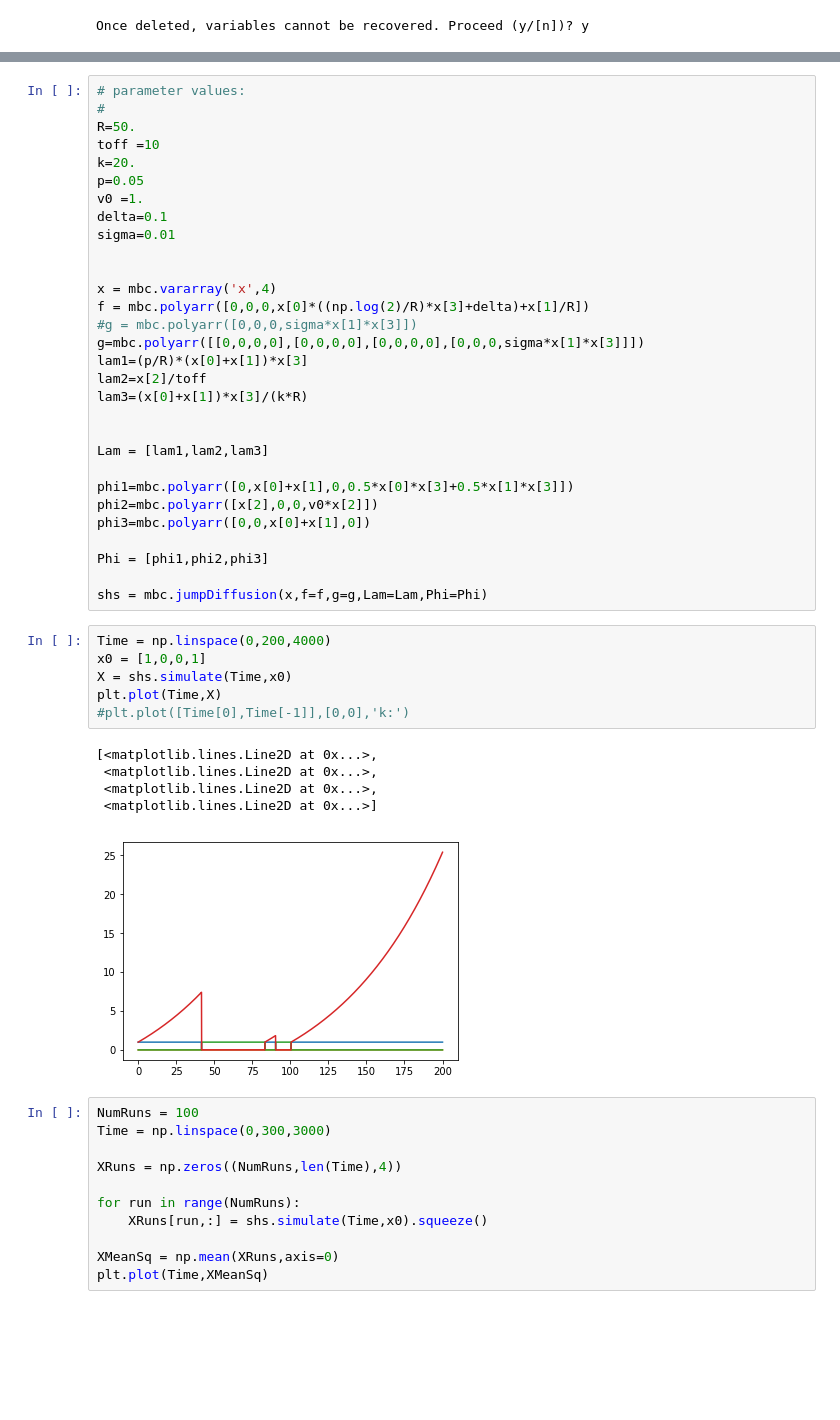
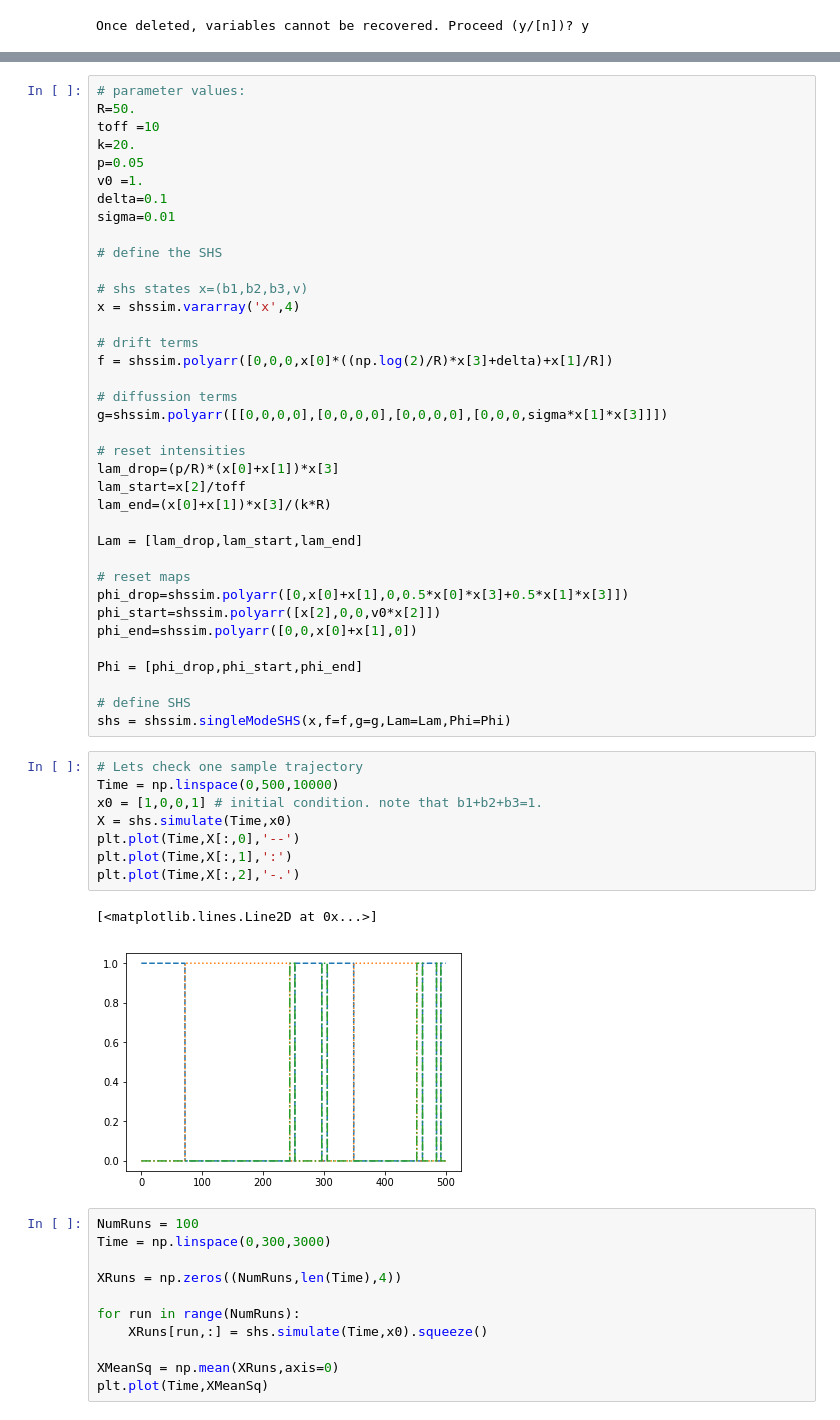
Before and after one commit to khemrajghusinga/MomentAnalysisSHS, a Jupyter notebook: simulationSHSrecast/SHSAutomatica.ipynb, the cells around one changed output, grey strips where cells are left out. Drawn from its saved outputs; the diff is of its cells as text; blank space fills up the shorter version.

```diff
--- a/simulationSHSrecast/SHSAutomatica.ipynb
+++ b/simulationSHSrecast/SHSAutomatica.ipynb
@@ -9,7 +9,6 @@ import matplotlib.pyplot as plt
 %matplotlib inline
 # %%
 # parameter values:
-#
 R=50.
 toff =10
 k=20.
@@ -18,37 +17,44 @@ v0 =1.
 delta=0.1
 sigma=0.01
 
+# define the SHS
 
-x = mbc.vararray('x',4)
-f = mbc.polyarr([0,0,0,x[0]*((np.log(2)/R)*x[3]+delta)+x[1]/R])
-#g = mbc.polyarr([0,0,0,sigma*x[1]*x[3]])
-g=mbc.polyarr([[0,0,0,0],[0,0,0,0],[0,0,0,0],[0,0,0,sigma*x[1]*x[3]]])
-lam1=(p/R)*(x[0]+x[1])*x[3]
-lam2=x[2]/toff
-lam3=(x[0]+x[1])*x[3]/(k*R)
+# shs states x=(b1,b2,b3,v)
+x = shssim.vararray('x',4)
 
+# drift terms
+f = shssim.polyarr([0,0,0,x[0]*((np.log(2)/R)*x[3]+delta)+x[1]/R])
 
-Lam = [lam1,lam2,lam3]
+# diffussion terms
+g=shssim.polyarr([[0,0,0,0],[0,0,0,0],[0,0,0,0],[0,0,0,sigma*x[1]*x[3]]])
 
-phi1=mbc.polyarr([0,x[0]+x[1],0,0.5*x[0]*x[3]+0.5*x[1]*x[3]])
-phi2=mbc.polyarr([x[2],0,0,v0*x[2]])
-phi3=mbc.polyarr([0,0,x[0]+x[1],0])
+# reset intensities
+lam_drop=(p/R)*(x[0]+x[1])*x[3]
+lam_start=x[2]/toff
+lam_end=(x[0]+x[1])*x[3]/(k*R)
 
-Phi = [phi1,phi2,phi3]
+Lam = [lam_drop,lam_start,lam_end]
 
-shs = mbc.jumpDiffusion(x,f=f,g=g,Lam=Lam,Phi=Phi)
+# reset maps
+phi_drop=shssim.polyarr([0,x[0]+x[1],0,0.5*x[0]*x[3]+0.5*x[1]*x[3]])
+phi_start=shssim.polyarr([x[2],0,0,v0*x[2]])
+phi_end=shssim.polyarr([0,0,x[0]+x[1],0])
+
+Phi = [phi_drop,phi_start,phi_end]
+
+# define SHS
+shs = shssim.singleModeSHS(x,f=f,g=g,Lam=Lam,Phi=Phi)
 # %%
-Time = np.linspace(0,200,4000)
-x0 = [1,0,0,1]
+# Lets check one sample trajectory
+Time = np.linspace(0,500,10000)
+x0 = [1,0,0,1] # initial condition. note that b1+b2+b3=1.
 X = shs.simulate(Time,x0)
-plt.plot(Time,X)
-#plt.plot([Time[0],Time[-1]],[0,0],'k:')
+plt.plot(Time,X[:,0],'--')
+plt.plot(Time,X[:,1],':')
+plt.plot(Time,X[:,2],'-.')
 # %% [output]
-[<matplotlib.lines.Line2D at 0x...>,
- <matplotlib.lines.Line2D at 0x...>,
- <matplotlib.lines.Line2D at 0x...>,
- <matplotlib.lines.Line2D at 0x...>]
+[<matplotlib.lines.Line2D at 0x...>]
-[figure, old version]
+[figure, new version]
 # %%
 NumRuns = 100
 Time = np.linspace(0,300,3000)
```
Also changed, not shown: parts of 2 cells of this notebook.
